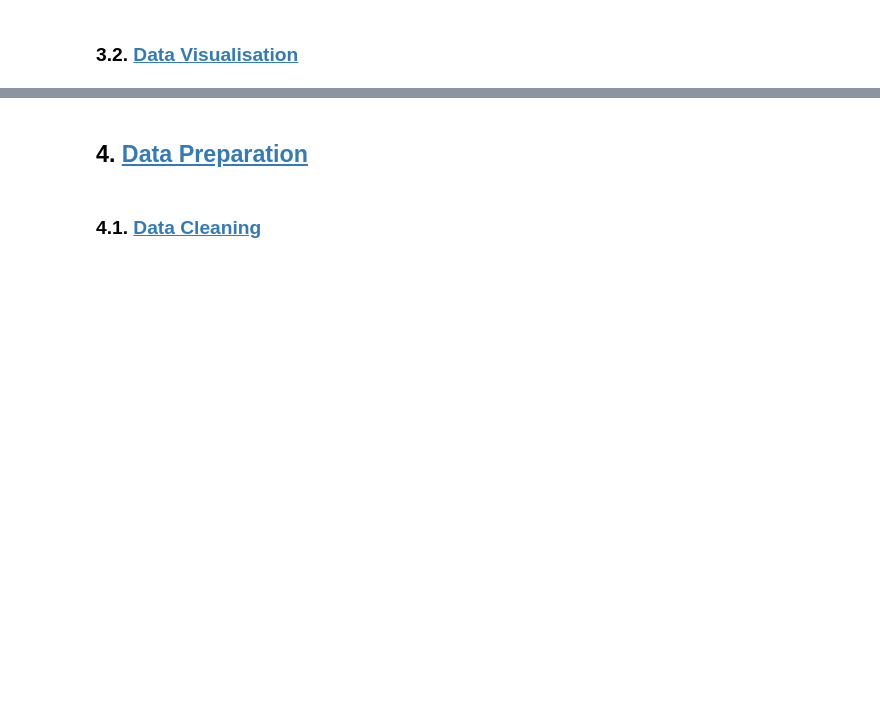
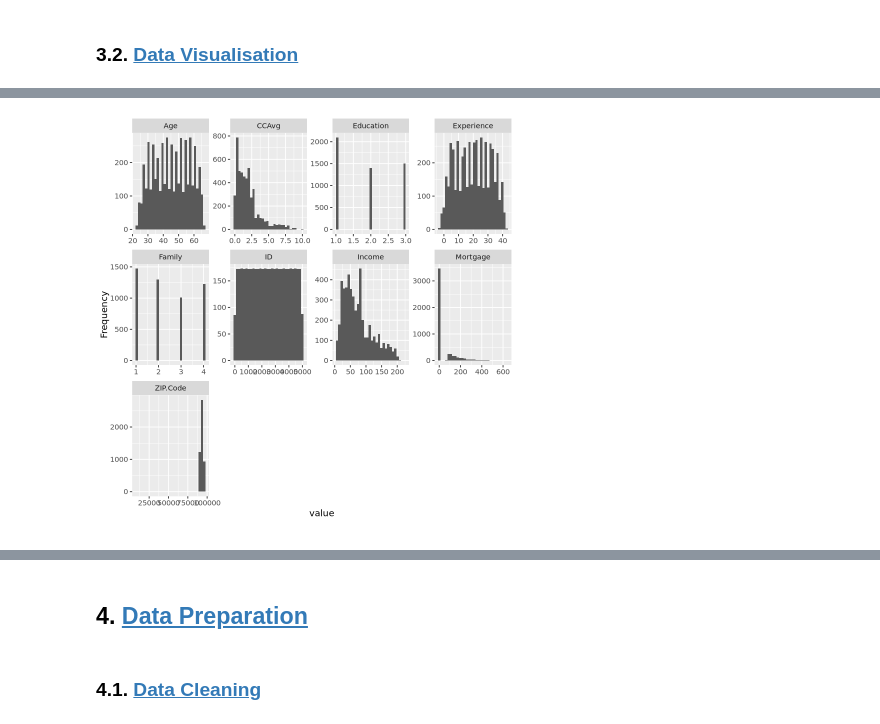
Before and after one commit to bezerraescossia/data-science-projects, a Jupyter notebook: _analysis/universal-bank.ipynb, the cells around one changed output, grey strips where cells are left out. Cells and saved outputs as stored; diff of their text form; code cells hidden in the pictures; blank space fills up the shorter version.

```diff
--- a/_analysis/universal-bank.ipynb
+++ b/_analysis/universal-bank.ipynb
@@ -91,3 +71,5 @@ A data.frame: 6 × 14
+# %%
+df <- read.csv("../_data/universal-bank.csv")
 # %% [markdown]
 ## 3. <a id='toc3_'></a>[Exploratory Data Analysis](#toc0_)
 # %% [markdown]
@@ -165,0 +117,4 @@ DataExplorer::plot_intro(dataset)
+# %%
+plot_histogram(df)
+# %% [output]
+[figure, added]
```
Also changed, not shown: parts of 19 cells of this notebook.
